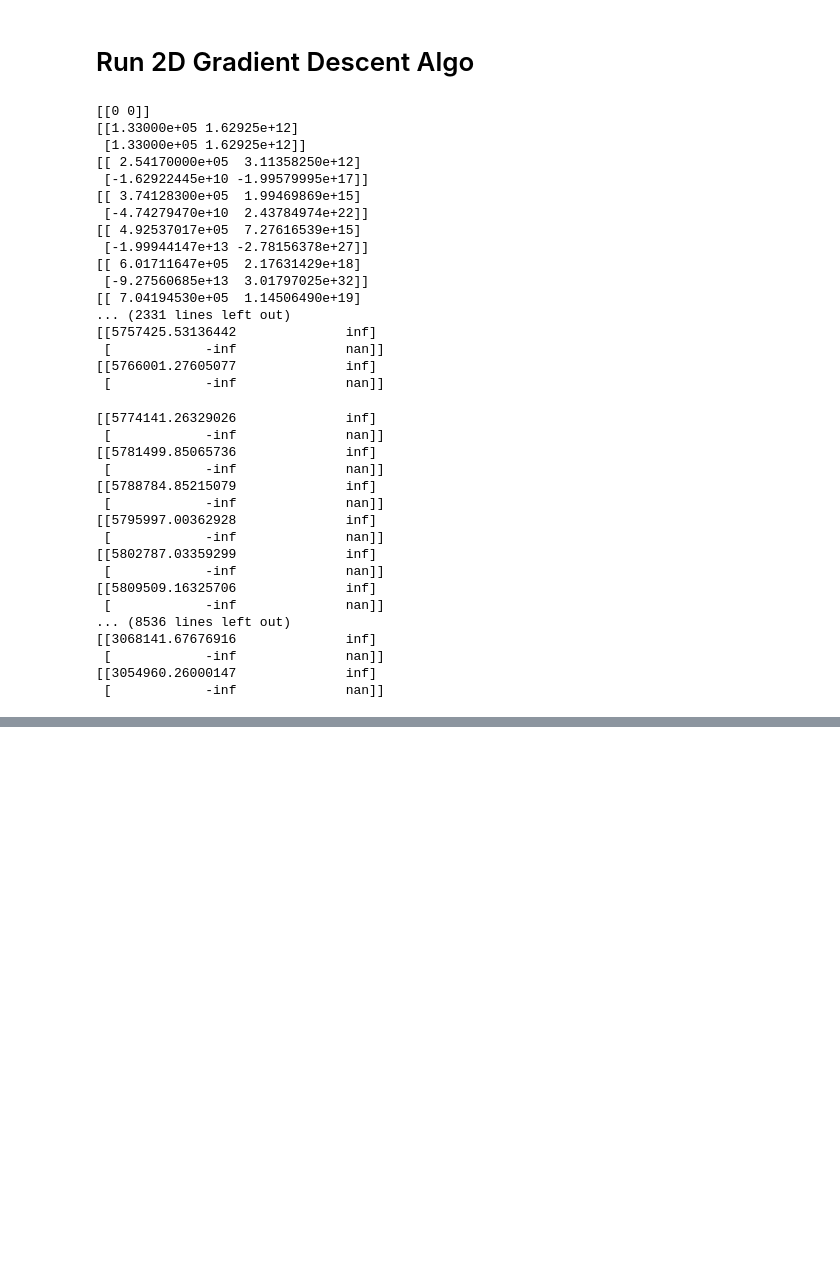
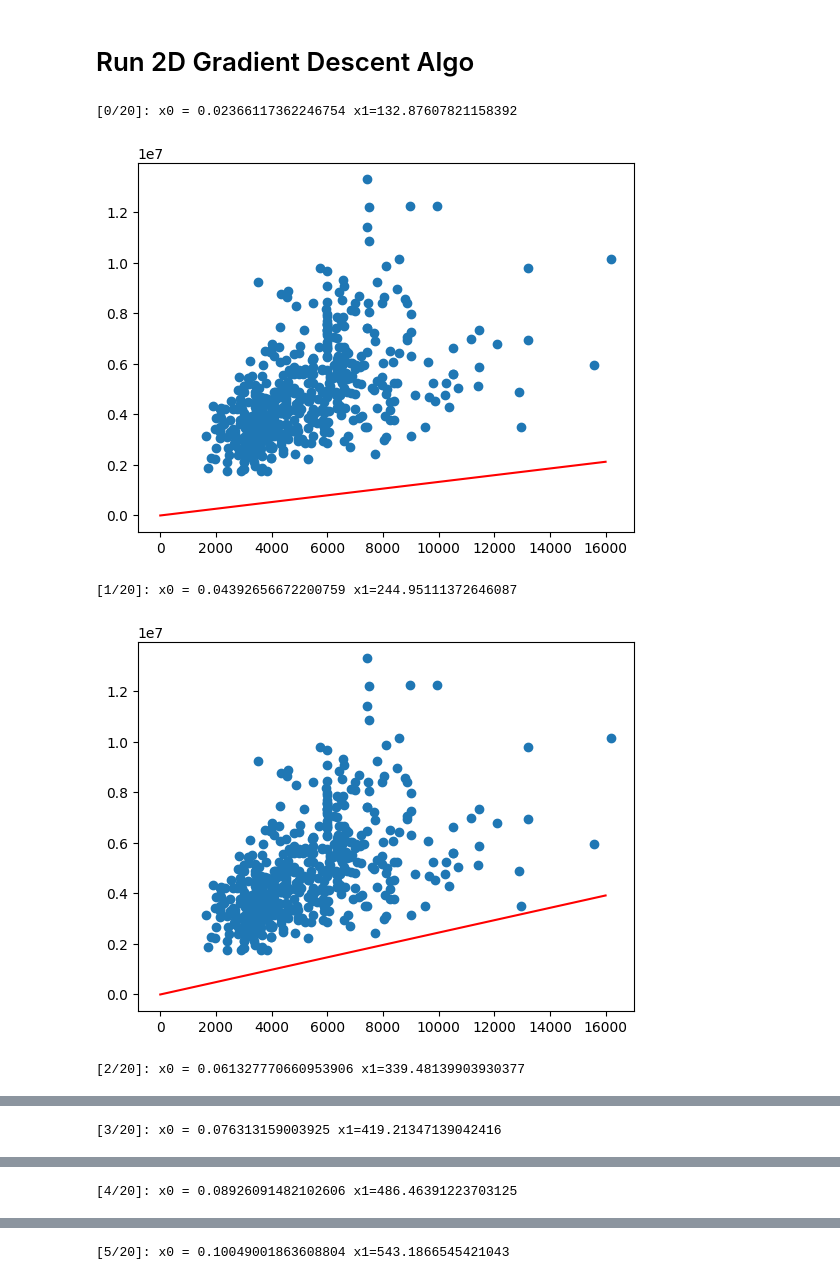
Before and after one commit to tugonbob/Stanford-CS229-Andrew-Ng, a Jupyter notebook: gradientDescent.ipynb, the cells around one changed output, grey strips where cells are left out. Saved outputs shown, nothing was run; the diff lists cells and outputs as text; code cells hidden in the pictures; blank space fills up the shorter version.

```diff
--- a/gradientDescent.ipynb
+++ b/gradientDescent.ipynb
@@ -11,7 +11,7 @@ import pandas as pd
 # %% [markdown]
 # Parse Dataset
 # %%
-data = np.genfromtxt('./Housing.csv', delimiter=',', dtype='int', encoding='utf-8')
+data = np.genfromtxt('./Housing.csv', delimiter=',', dtype='longlong', encoding='utf-8')
 data = np.delete(data, 0, 0)
 print(data)
 # %% [output]
@@ -32,55 +32,34 @@ plt.scatter(data[:, 1], data[:, 0])
 # %% [markdown]
 # Run 2D Gradient Descent Algo
 # %%
-def sgd(data, training_rate=0.001, iters=10, threshold=1):
+placeholder_x = np.arange(16000)
+
+def sgd(data, training_rate=0.00000000001, iters=20):
     theta = np.array([[0],[0]])
-    learning_rate = 0.01
-    X = data[:, [0]]
+    X = data[:, [1]]
     X_1 = np.ones(X.shape, dtype=X.dtype)
     X = np.hstack((X_1, X))
-    Y = data[:, [0]]
+    Y = data[:, [0]].T[0]
 
     for _ in range(iters):
         for x, y in zip(X, Y):
-            h_x = theta.T * x
-            j = (h_x - y)
-            print(h_x)
-            theta = theta - learning_rate * j
+            h_x = np.matmul(theta.T, x)
+            x = np.reshape(x, theta.shape)
+            theta = theta - training_rate * (h_x - y) * x
+
+        print(f'[{_}/{iters}]: x0 = {theta[0,0]} x1={theta[1,0]}')
+        # plot charts
+        plt.scatter(data[:, 1], data[:, 0])
+        plt.plot(placeholder_x, theta[1,0]*placeholder_x + theta[0,0], color='red')
+        plt.show()
+
+    return theta
 
 
 sgd(data)
 # %% [output]
-[[0 0]]
-[[1.33000e+05 1.62925e+12]
- [1.33000e+05 1.62925e+12]]
-[[ 2.54170000e+05  3.11358250e+12]
- [-1.62922445e+10 -1.99579995e+17]]
-[[ 3.74128300e+05  1.99469869e+15]
- [-4.74279470e+10  2.43784974e+22]]
-[[ 4.92537017e+05  7.27616539e+15]
- [-1.99944147e+13 -2.78156378e+27]]
-[[ 6.01711647e+05  2.17631429e+18]
- [-9.27560685e+13  3.01797025e+32]]
-[[ 7.04194530e+05  1.14506490e+19]
-... (2331 lines left out)
-[[5757425.53136442              inf]
- [            -inf              nan]]
-[[5766001.27605077              inf]
- [            -inf              nan]]
+[0/20]: x0 = 0.02366117362246754 x1=132.87607821158392
+[figure, added]
-[[5774141.26329026              inf]
- [            -inf              nan]]
-[[5781499.85065736              inf]
- [            -inf              nan]]
-[[5788784.85215079              inf]
- [            -inf              nan]]
-[[5795997.00362928              inf]
- [            -inf              nan]]
-[[5802787.03359299              inf]
- [            -inf              nan]]
-[[5809509.16325706              inf]
- [            -inf              nan]]
-... (8536 lines left out)
-[[3068141.67676916              inf]
- [            -inf              nan]]
-[[3054960.26000147              inf]
- [            -inf              nan]]
+[1/20]: x0 = 0.04392656672200759 x1=244.95111372646087
+[figure, added]
+[2/20]: x0 = 0.061327770660953906 x1=339.48139903930377
@@ -86,0 +67 @@ sgd(data)
+[3/20]: x0 = 0.076313159003925 x1=419.21347139042416
@@ -86,0 +69 @@ sgd(data)
+[4/20]: x0 = 0.08926091482102606 x1=486.46391223703125
@@ -86,0 +71 @@ sgd(data)
+[5/20]: x0 = 0.10049001863608804 x1=543.1866545421043
```
Also changed, not shown: parts of 2 cells of this notebook.
